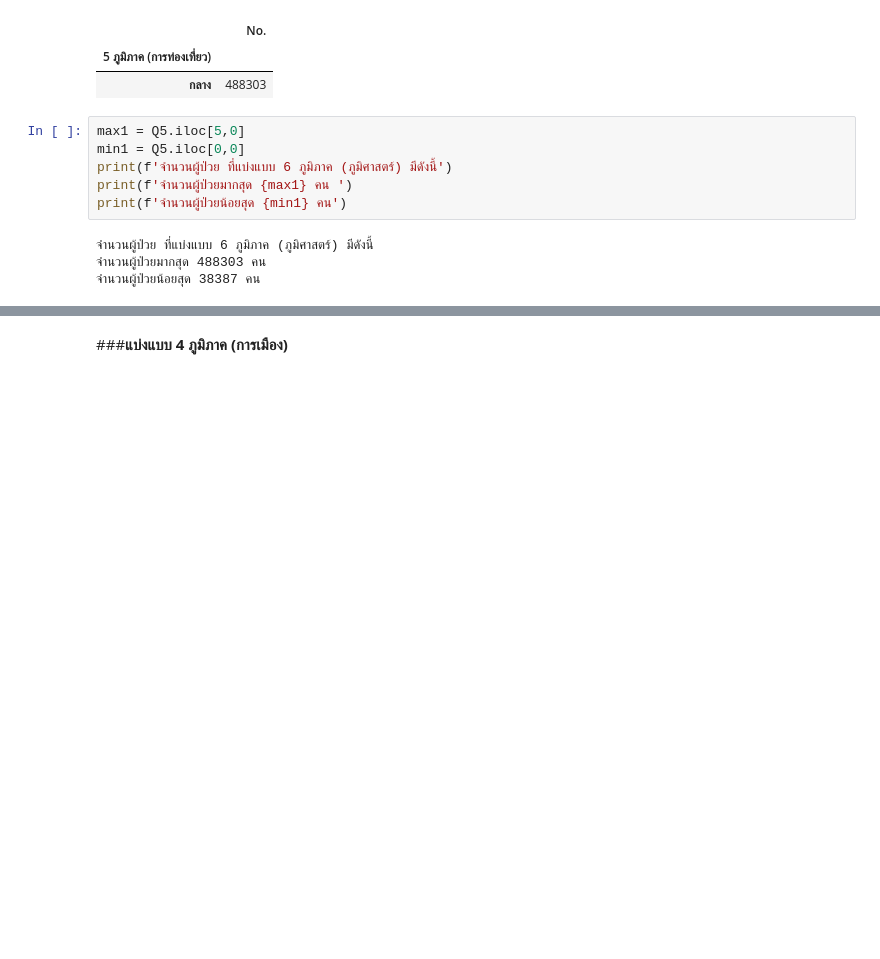
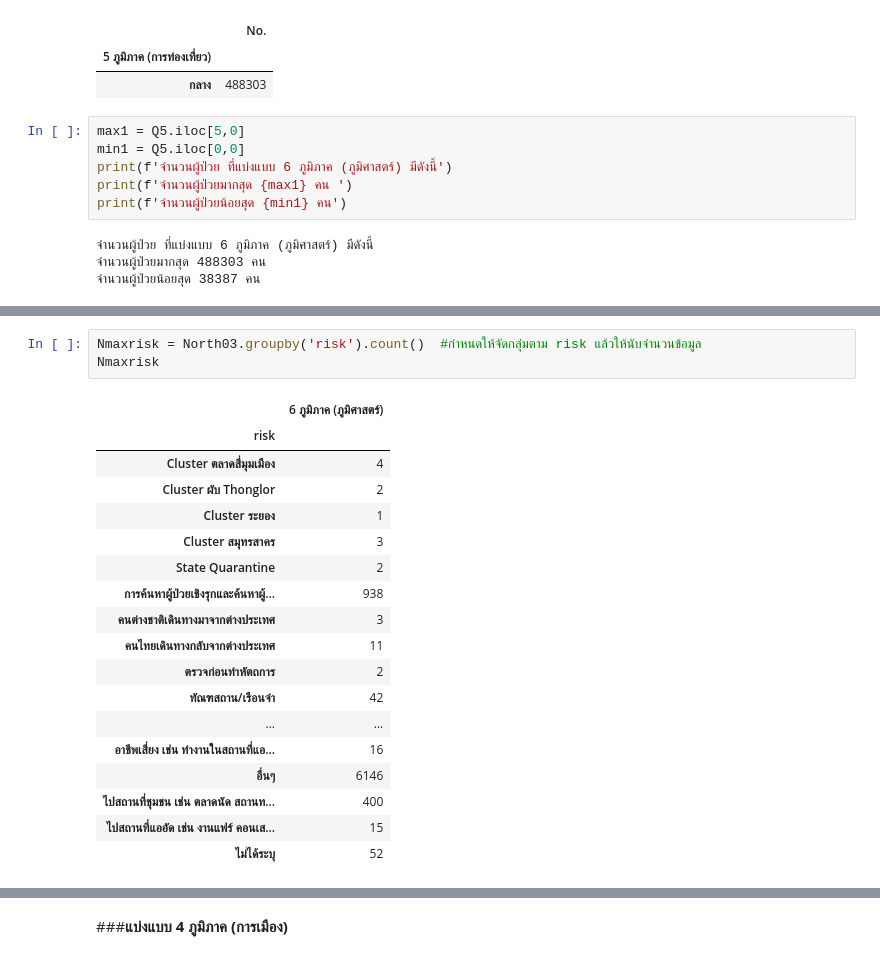
Before and after one commit to Supakornnn/data_viz_2022, a Jupyter notebook: BasicPython&DataViz_midterm2022.ipynb, the cells around one changed output, grey strips where cells are left out. Drawn from its saved outputs; the diff is of its cells as text; blank space fills up the shorter version.

```diff
--- a/BasicPython&DataViz_midterm2022.ipynb
+++ b/BasicPython&DataViz_midterm2022.ipynb
@@ -1165,0 +1219,22 @@ print(f'จำนวนผู้ป่วยน้อยสุด {min1} คน'
+# %%
+Nmaxrisk = North03.groupby('risk').count()  #กำหนดให้จัดกลุ่มตาม risk แล้วให้นับจำนวนข้อมูล
+Nmaxrisk
+# %% [output]
+|  | 6 ภูมิภาค (ภูมิศาสตร์) |
+| risk |  |
+| Cluster ตลาดสี่มุมเมือง | 4 |
+| Cluster ผับ Thonglor | 2 |
+| Cluster ระยอง | 1 |
+| Cluster สมุทรสาคร | 3 |
+| State Quarantine | 2 |
+| การค้นหาผู้ป่วยเชิงรุกและค้นหาผู้... | 938 |
+| คนต่างชาติเดินทางมาจากต่างประเทศ | 3 |
+| คนไทยเดินทางกลับจากต่างประเทศ | 11 |
+| ตรวจก่อนทำหัตถการ | 2 |
+| ทัณฑสถาน/เรือนจำ | 42 |
+| ... | ... |
+| อาชีพเสี่ยง เช่น ทำงานในสถานที่แอ... | 16 |
+| อื่นๆ | 6146 |
+| ไปสถานที่ชุมชน เช่น ตลาดนัด สถานท... | 400 |
+| ไปสถานที่แออัด เช่น งานแฟร์ คอนเส... | 15 |
+| ไม่ได้ระบุ | 52 |
```
Also changed, not shown: parts of 226 cells of this notebook.
